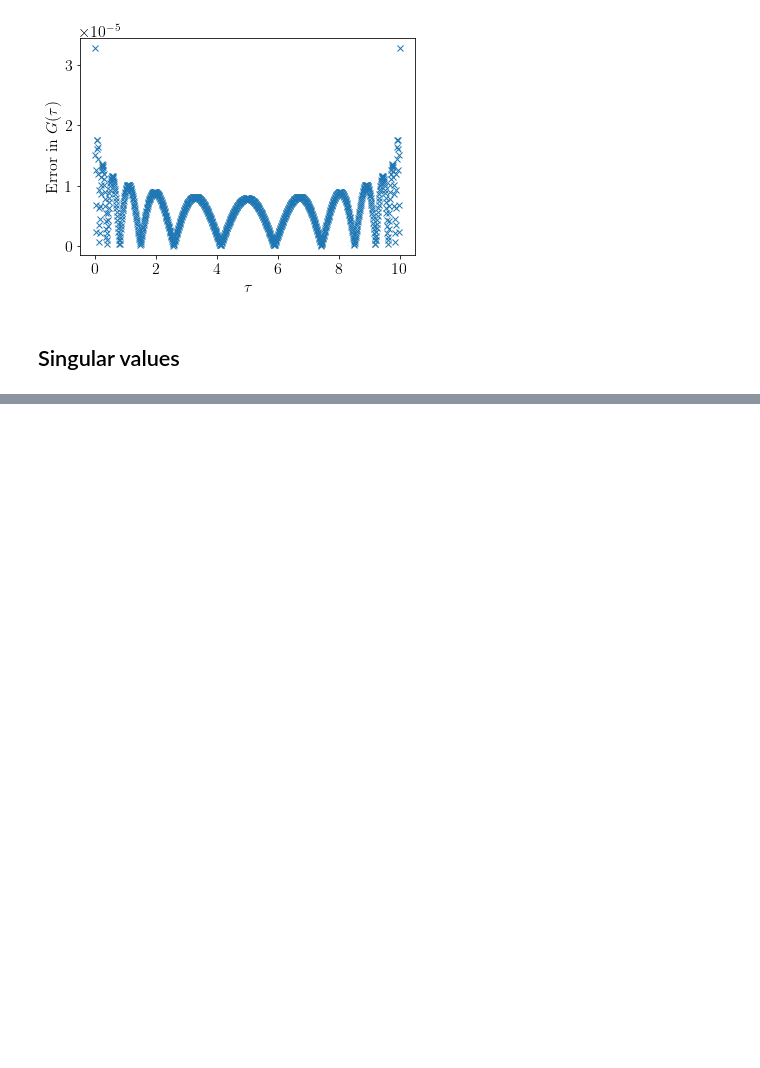
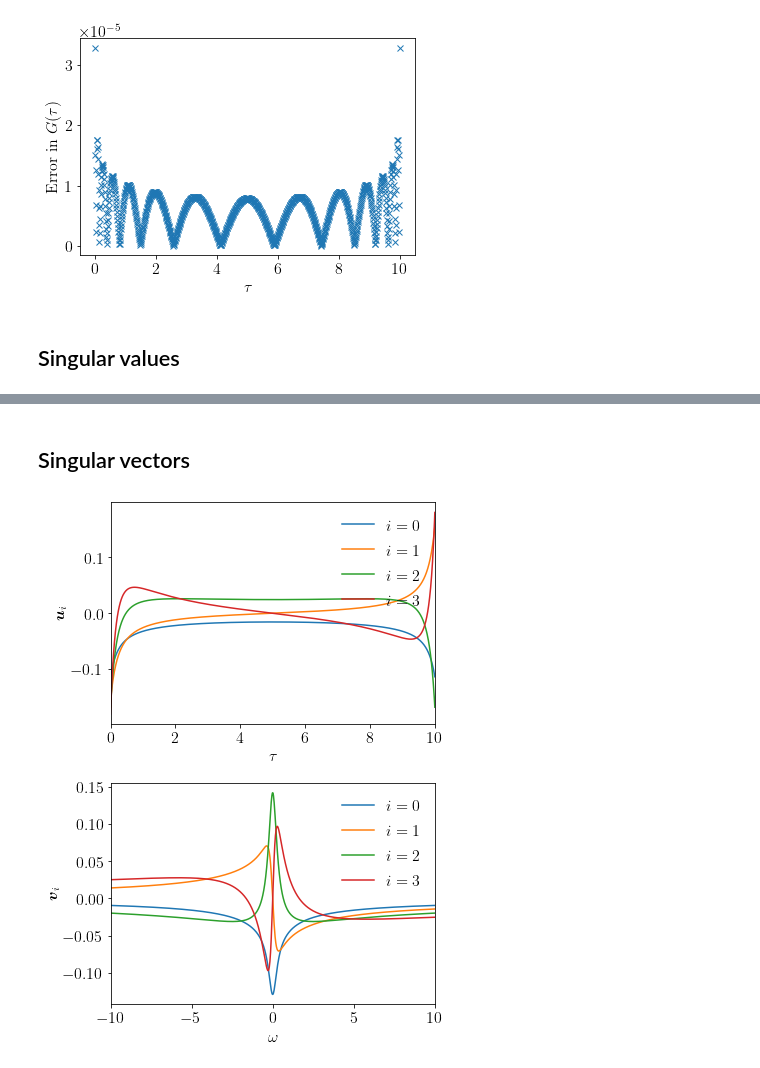
Before and after one commit to shinaoka/numerical_recipes_many_body_physics, a Jupyter notebook: section5.ipynb, the cells around one changed output, grey strips where cells are left out. Saved outputs shown, nothing was run; the diff lists cells and outputs as text; code cells hidden in the pictures; blank space fills up the shorter version.

```diff
--- a/section5.ipynb
+++ b/section5.ipynb
@@ -135,0 +138,25 @@ plt.savefig('kf_singular_vals.pdf', transparent=True)
+# %% [markdown]
+## Singular vectors
+# %%
+fig = plt.figure(figsize=(6,8))
+ax1 = plt.subplot(211)
+ax2 = plt.subplot(212)
+axes = [ax1, ax2]
+
+for i in range(4):
+    ax1.plot(taus_mesh, u[:,i], label=f'$i={i}$')
+    ax2.plot(omegas_mesh, vh[i,:], label=f'$i={i}$')
+
+ax1.set_xlabel(r'$\tau$')
+ax2.set_xlabel(r'$\omega$')
+ax1.set_ylabel(r'$\boldsymbol{u}_i$')
+ax2.set_ylabel(r'$\boldsymbol{v}_i$')
+ax1.set_xlim([0,beta])
+ax2.set_xlim([-wmax, wmax])
+
+ax1.legend(loc='best', frameon=False)
+ax2.legend(loc='best', frameon=False)
+plt.tight_layout()
+plt.savefig('kf_singular_vectors.pdf', transparent=True)
+# %% [output]
+[figure, added]
```
Also changed, not shown: parts of 3 cells of this notebook, 6 other files.
